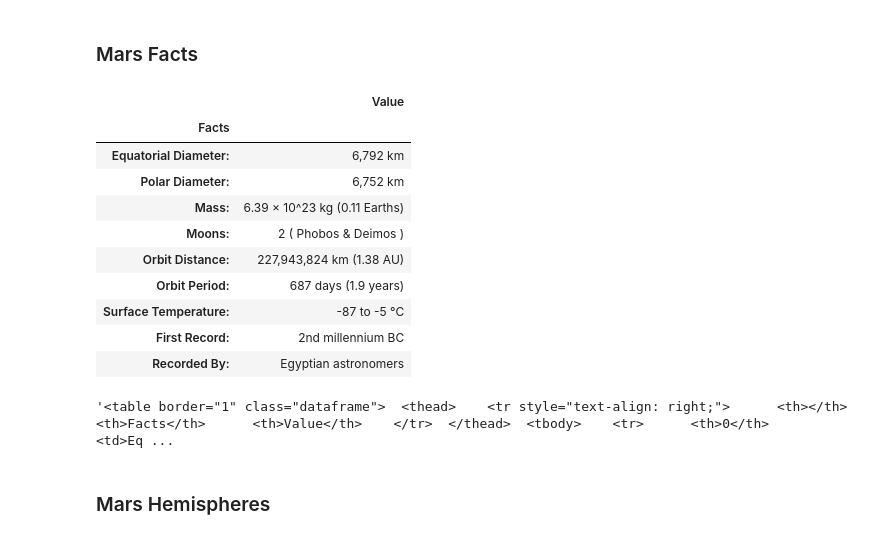
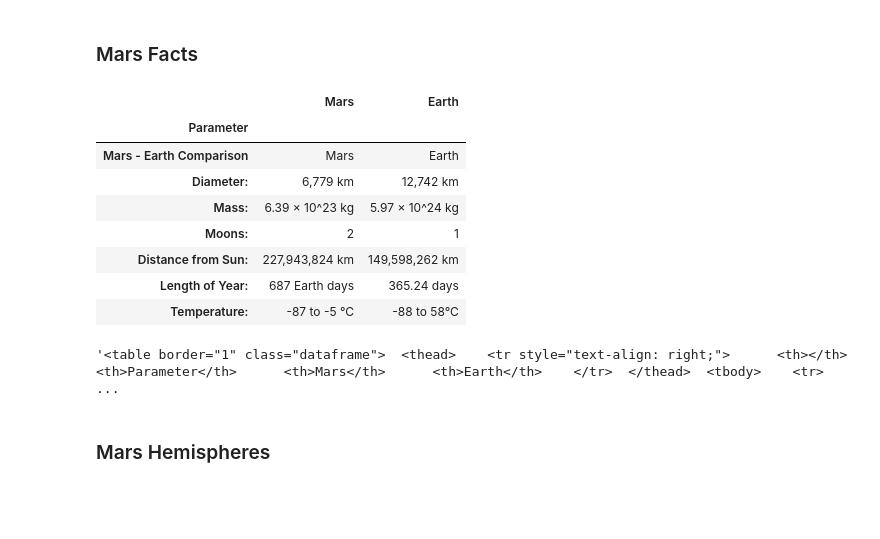
Before and after one commit to VijetaPuthran/Web-scraping-challenge, a Jupyter notebook: Mission_to_Mars/mission_to_mars.ipynb, the cells around one changed output. Saved outputs shown, nothing was run; the diff lists cells and outputs as text; code cells hidden in the pictures; blank space fills up the shorter version.

```diff
--- a/Mission_to_Mars/mission_to_mars.ipynb
+++ b/Mission_to_Mars/mission_to_mars.ipynb
@@ -158,22 +158,20 @@ url4 = 'https://galaxyfacts-mars.com/'
 # %%
 #Using pandas to read the html, and retrieving the second table
 mars_planet_profile_table = pd.read_html(url4)
-mars_planet_profile_df = mars_planet_profile_table[1]
-#Renaming the columns and setting the index for the dataframe
-mars_planet_profile_df.columns = ['Facts','Value']
-mars_planet_profile_df.set_index(['Facts'])
+mars_planet_profile_df = mars_planet_profile_table[0]
+# Renaming the columns and setting the index for the dataframe
+mars_planet_profile_df.columns = ['Parameter','Mars', 'Earth']
+mars_planet_profile_df.set_index(['Parameter'])
 # %% [output]
-|  | Value |
-| Facts |  |
-| Equatorial Diameter: | 6,792 km |
-| Polar Diameter: | 6,752 km |
-| Mass: | 6.39 × 10^23 kg (0.11 Earths) |
-| Moons: | 2 ( Phobos & Deimos ) |
-| Orbit Distance: | 227,943,824 km (1.38 AU) |
-| Orbit Period: | 687 days (1.9 years) |
-| Surface Temperature: | -87 to -5 °C |
-| First Record: | 2nd millennium BC |
-| Recorded By: | Egyptian astronomers |
+|  | Mars | Earth |
+| Parameter |  |  |
+| Mars - Earth Comparison | Mars | Earth |
+| Diameter: | 6,779 km | 12,742 km |
+| Mass: | 6.39 × 10^23 kg | 5.97 × 10^24 kg |
+| Moons: | 2 | 1 |
+| Distance from Sun: | 227,943,824 km | 149,598,262 km |
+| Length of Year: | 687 Earth days | 365.24 days |
+| Temperature: | -87 to -5 °C | -88 to 58°C |
 # %%
 #Saving the table as a html file
 mars_planet_profile_html = mars_planet_profile_df.to_html('mars_planet_profile.html')
@@ -183,7 +181,7 @@ mars_planet_profile_html = mars_planet_profile_df.to_html()
 mars_planet_profile_html = mars_planet_profile_html.replace("\n", "")
 mars_planet_profile_html
 # %% [output]
-'<table border="1" class="dataframe">  <thead>    <tr style="text-align: right;">      <th></th>      <th>Facts</th>      <th>Value</th>    </tr>  </thead>  <tbody>    <tr>      <th>0</th>      <td>Eq ...
+'<table border="1" class="dataframe">  <thead>    <tr style="text-align: right;">      <th></th>      <th>Parameter</th>      <th>Mars</th>      <th>Earth</th>    </tr>  </thead>  <tbody>    <tr>      ...
 # %% [markdown]
 ### Mars Hemispheres
 # %%
```
Also changed, not shown: parts of 2 cells of this notebook, 4 other files.
